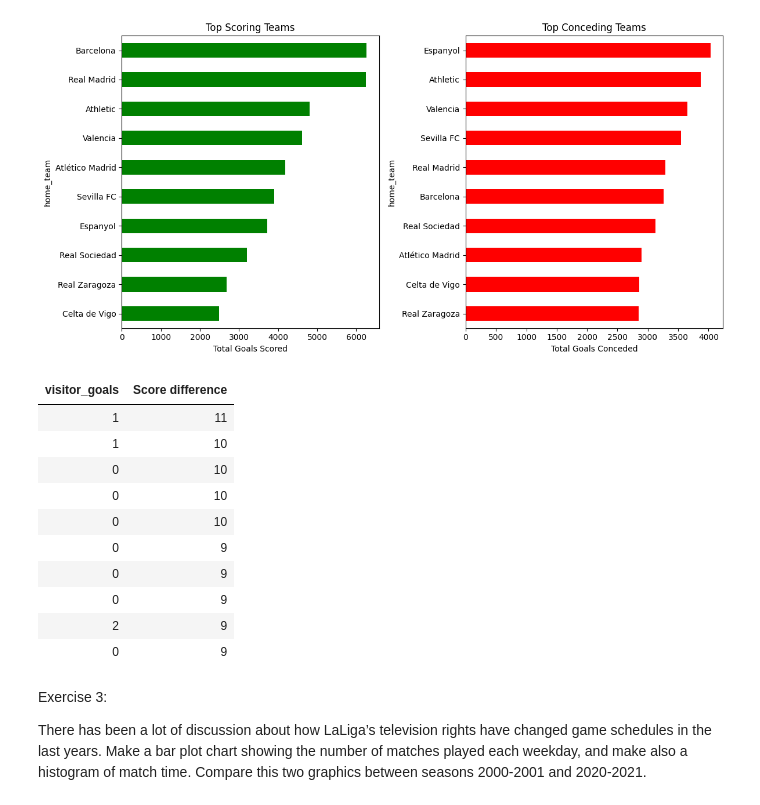
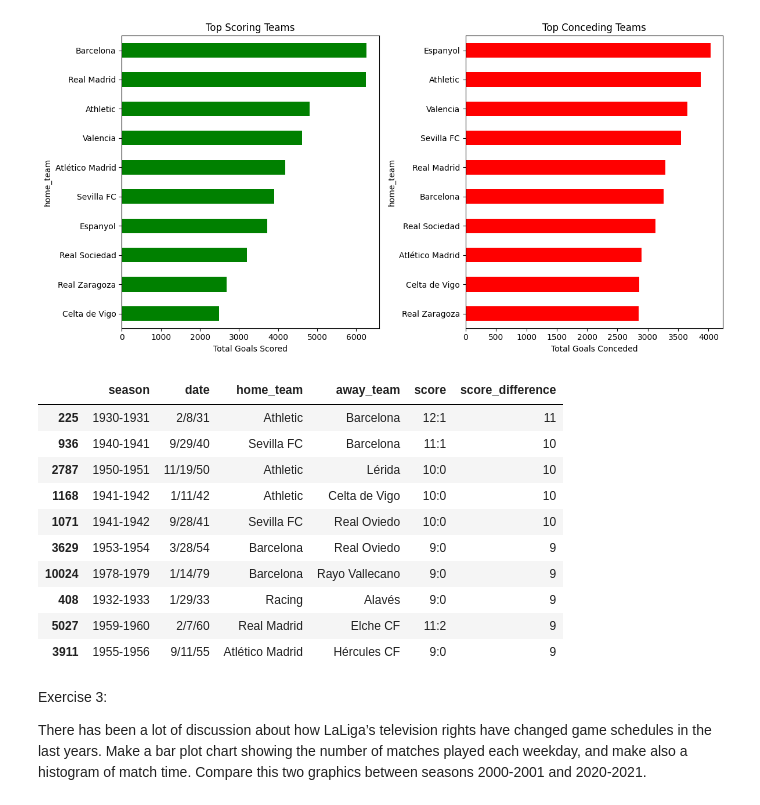
Before and after one commit to AbelBR1997/la-quiniela-abel, a Jupyter notebook: analysis/LaLigaDataAnalysis.ipynb, the cells around one changed output. Drawn from its saved outputs; the diff is of its cells as text; code cells hidden in the pictures.

```diff
--- a/analysis/LaLigaDataAnalysis.ipynb
+++ b/analysis/LaLigaDataAnalysis.ipynb
@@ -197,24 +198,29 @@ plt.show()
 [figure]
 # %%
 df_firstdivmatches['score_difference'] = np.abs(df_firstdivmatches["local_goals"] - df_firstdivmatches["visitor_goals"])
-differences = df_firstdivmatches.iloc[:, -2:].sort_values(by='score_difference', ascending=False).head(10)
+differences = df_firstdivmatches.sort_values(by='score_difference', ascending=False).head(10)
 
-custom_column_names = {'score_difference': 'Score difference', 'home_team': 'Contestants'}
-differences = differences.rename(columns=custom_column_names)
-differences['Score difference'] = differences['Score difference'].astype(int)
-differences.style.hide() # hide indeces
+for column in ['division', 'matchday', 'time','local_goals','visitor_goals']:
+    del differences[column]
+
+#names = {'home_team': 'Contestants'}
+#differences = differences.rename(columns=names)
+#differences['score_difference'] = differences['score_difference'].astype(int)
+#differences.style.hide()
+#print(type(differences.iloc[-1,5]))
+differences
 # %% [output]
-| visitor_goals | Score difference |
-| 1 | 11 |
-| 1 | 10 |
-| 0 | 10 |
-| 0 | 10 |
-| 0 | 10 |
-| 0 | 9 |
-| 0 | 9 |
-| 0 | 9 |
-| 2 | 9 |
-| 0 | 9 |
+|  | season | date | home_team | away_team | score | score_difference |
+| 225 | 1930-1931 | 2/8/31 | Athletic | Barcelona | 12:1 | 11 |
+| 936 | 1940-1941 | 9/29/40 | Sevilla FC | Barcelona | 11:1 | 10 |
+| 2787 | 1950-1951 | 11/19/50 | Athletic | Lérida | 10:0 | 10 |
+| 1168 | 1941-1942 | 1/11/42 | Athletic | Celta de Vigo | 10:0 | 10 |
+| 1071 | 1941-1942 | 9/28/41 | Sevilla FC | Real Oviedo | 10:0 | 10 |
+| 3629 | 1953-1954 | 3/28/54 | Barcelona | Real Oviedo | 9:0 | 9 |
+| 10024 | 1978-1979 | 1/14/79 | Barcelona | Rayo Vallecano | 9:0 | 9 |
+| 408 | 1932-1933 | 1/29/33 | Racing | Alavés | 9:0 | 9 |
+| 5027 | 1959-1960 | 2/7/60 | Real Madrid | Elche CF | 11:2 | 9 |
+| 3911 | 1955-1956 | 9/11/55 | Atlético Madrid | Hércules CF | 9:0 | 9 |
 # %% [markdown]
 Exercise 3:
 
```
Also changed, not shown: parts of 5 cells of this notebook, 1 other file.
